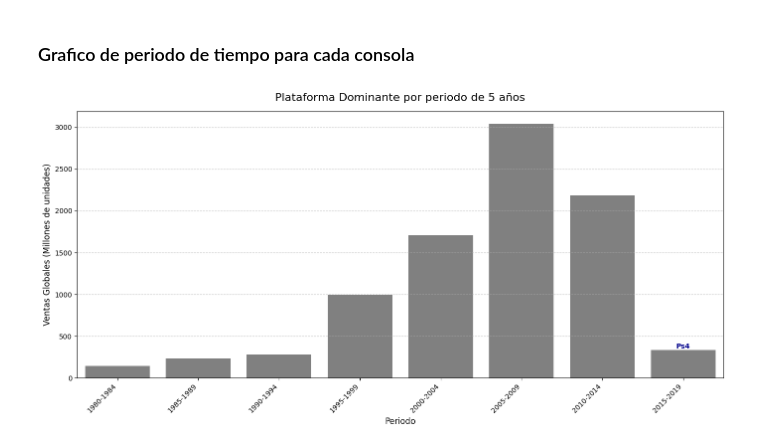
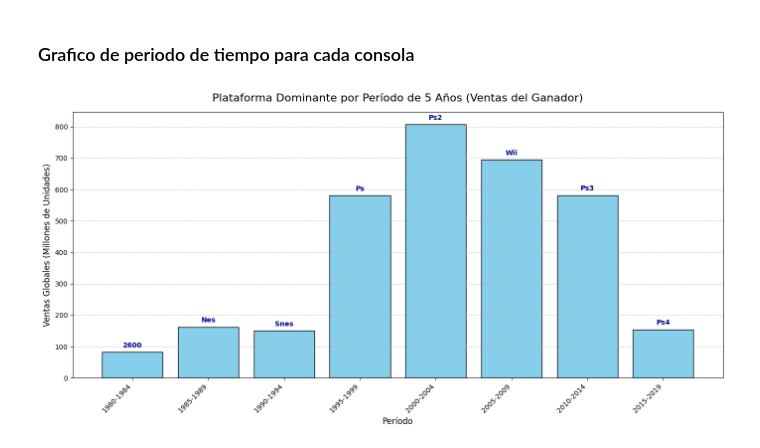
Before and after one commit to donosonahuel/tendencias-historica-videojuegos, a Jupyter notebook: Análisis_de_Tendencias_y_Ventas_Históricas(Videojuegos).ipynb, the cells around one changed output. Saved outputs shown, nothing was run; the diff lists cells and outputs as text; code cells hidden in the pictures.

```diff
--- a/Análisis_de_Tendencias_y_Ventas_Históricas(Videojuegos).ipynb
+++ b/Análisis_de_Tendencias_y_Ventas_Históricas(Videojuegos).ipynb
@@ -391,49 +391,48 @@ Consola Dominante por Periodo (5 años):
 # %% [markdown]
 ### Grafico de periodo de tiempo para cada consola
 # %%
-# Preparando un dataframe
-df_total_sales_period = df_video_games_sales.groupby('Period')['Global_Sales'].sum().reset_index()
+# Preparación de Datos
+dominant_platform = dominant_platform.sort_values(by='Period')
 
-# Creando el grafico
-plt.figure(figsize = (14, 7))
+# Extraemos las etiquetas y los valores para Matplotlib
+periods = dominant_platform['Period'].astype(str).tolist()
+sales = dominant_platform['Global_Sales'].tolist()
+platforms = dominant_platform['Platform'].str.capitalize().tolist()
 
-sns.barplot(
-    x = 'Period',
-    y = 'Global_Sales',
-    data = df_total_sales_period,
-    color = 'grey',
-    order = labels
+colors = ['skyblue'] * len(periods)
+
+
+# Creación del gráfico
+plt.figure(figsize=(14, 7))
+
+plt.bar(
+    periods,
+    sales,
+    color=colors,
+    edgecolor='black'
 )
 
-# Etiqueta para cada ganador
-for i, period_label in enumerate(df_total_sales_period['Period']):
-    winner_row = dominant_platform[dominant_platform['Period'] == period_label]
+for i, (platform_name, sale_value) in enumerate(zip(platforms, sales)):
 
-    if not winner_row.empty:
-        winner_platform = winner_row['Platform'].iloc[0]
-        total_sales = df_total_sales_period[df_total_sales_period['Period'] == period_label]['Global_Sales'].iloc[0]
+    plt.text(
+        i,
+        sale_value + 10,
+        platform_name,
+        ha='center',
+        va='bottom',
+        fontsize=10,
+        color='darkblue',
+        weight='bold'
+    )
 
-        formatted_platform_name = winner_platform.capitalize()
+plt.title('Plataforma Dominante por Período de 5 Años (Ventas del Ganador)', fontsize=16, pad=15)
+plt.xlabel('Período', fontsize=12)
+plt.ylabel('Ventas Globales (Millones de Unidades)', fontsize=12)
 
-# Colocando la etiqueta en la parte superior del ganador
-plt.text(
-            i,
-            total_sales,
-            formatted_platform_name,
-            ha = 'center',
-            va = 'bottom',
-            fontsize = 10,
-            color = 'darkblue',
-            weight = 'bold'
-        )
+plt.xticks(rotation=45, ha='right')
 
-plt.title("Plataforma Dominante por periodo de 5 años", fontsize = 16, pad = 15)
-plt.xlabel("Periodo", fontsize = 12)
-plt.ylabel("Ventas Globales (Millones de unidades)", fontsize = 12)
-plt.xticks(rotation = 45, ha = 'right')
-
-plt.grid(axis = 'y', linestyle = '--', alpha = 0.7)
+plt.grid(axis='y', linestyle='--', alpha=0.7)
 plt.tight_layout()
 plt.show()
 # %% [output]
-[figure, old version]
+[figure, new version]
```
Also changed, not shown: parts of 1 cell of this notebook.
